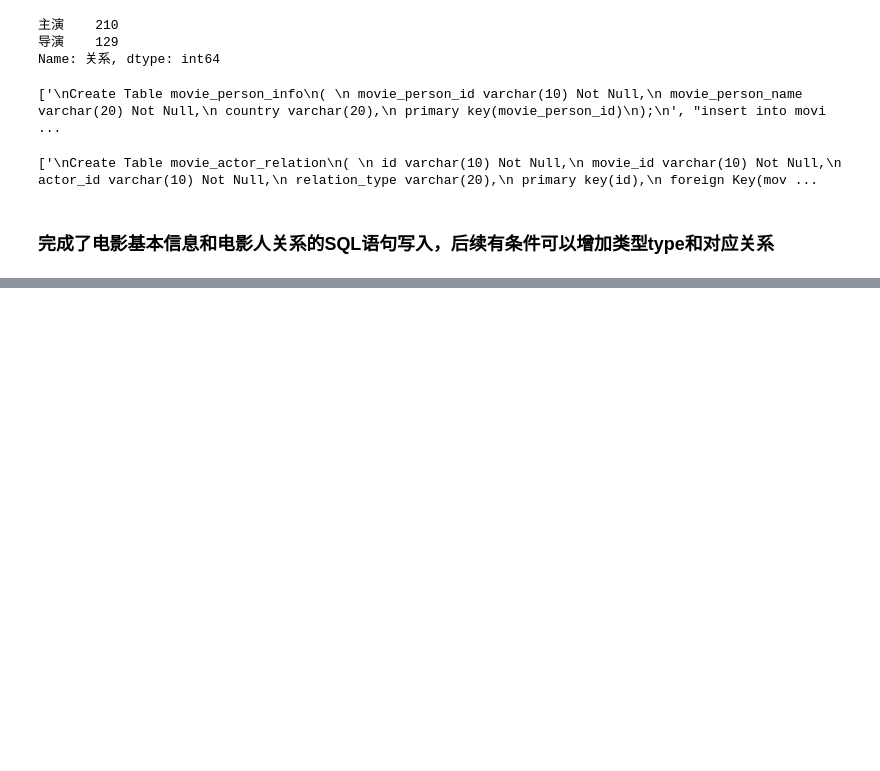
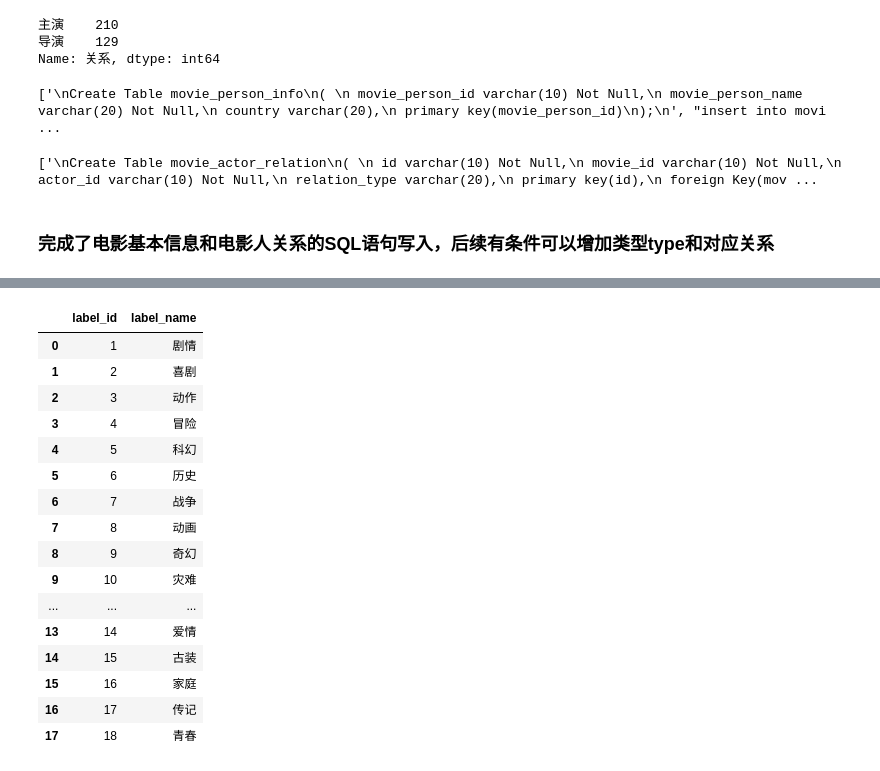
Before and after one commit to JiangGufan/DataBase2023, a Jupyter notebook: MovieDataBase/Clear+SQLgenerate.ipynb, the cells around one changed output, grey strips where cells are left out. Drawn from its saved outputs; the diff is of its cells as text; code cells hidden in the pictures; blank space fills up the shorter version.

```diff
--- a/MovieDataBase/Clear+SQLgenerate.ipynb
+++ b/MovieDataBase/Clear+SQLgenerate.ipynb
@@ -239,0 +263,22 @@ with open(file_path, 'w') as file:
+# %%
+labels = list(label_data.columns[2:])
+label_id_name_table = pd.DataFrame({"label_id": range(1, len(labels) + 1), "label_name": labels})
+label_id_name_table
+# %% [output]
+|  | label_id | label_name |
+| 0 | 1 | 剧情 |
+| 1 | 2 | 喜剧 |
+| 2 | 3 | 动作 |
+| 3 | 4 | 冒险 |
+| 4 | 5 | 科幻 |
+| 5 | 6 | 历史 |
+| 6 | 7 | 战争 |
+| 7 | 8 | 动画 |
+| 8 | 9 | 奇幻 |
+| 9 | 10 | 灾难 |
+| ... | ... | ... |
+| 13 | 14 | 爱情 |
+| 14 | 15 | 古装 |
+| 15 | 16 | 家庭 |
+| 16 | 17 | 传记 |
+| 17 | 18 | 青春 |
```
Also changed, not shown: parts of 5 cells of this notebook, 2 other files.
